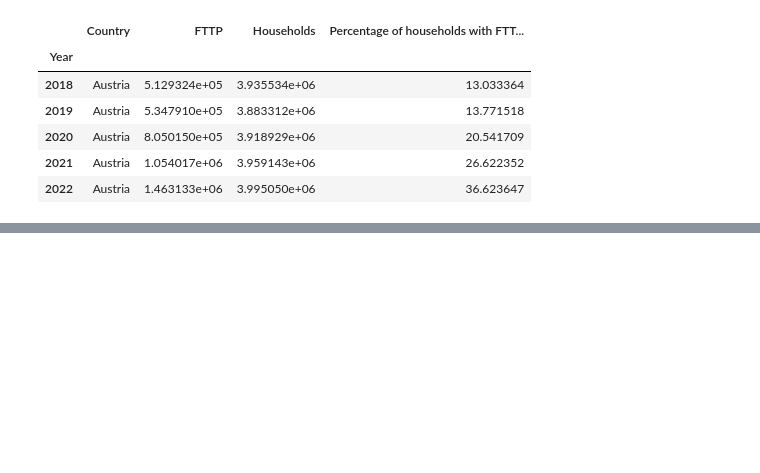
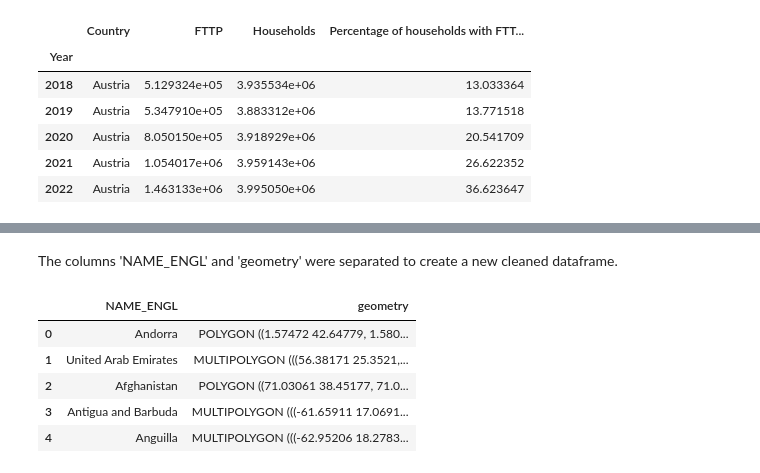
Before and after one commit to yuliiabosher/Fiber-optic-project, a Jupyter notebook: EU_historical_data.ipynb, the cells around one changed output, grey strips where cells are left out. Drawn from its saved outputs; the diff is of its cells as text; code cells hidden in the pictures; blank space fills up the shorter version.

```diff
--- a/EU_historical_data.ipynb
+++ b/EU_historical_data.ipynb
@@ -196,0 +210,12 @@ display(eu_broadband.head())
+# %% [markdown]
+The columns 'NAME_ENGL' and 'geometry' were separated to create a new cleaned dataframe.
+# %%
+country_polygons = country_polygons[['NAME_ENGL', 'geometry']]
+display(country_polygons.head())
+# %% [output]
+|  | NAME_ENGL | geometry |
+| 0 | Andorra | POLYGON ((1.57472 42.64779, 1.580... |
+| 1 | United Arab Emirates | MULTIPOLYGON (((56.38171 25.3521,... |
+| 2 | Afghanistan | POLYGON ((71.03061 38.45177, 71.0... |
+| 3 | Antigua and Barbuda | MULTIPOLYGON (((-61.65911 17.0691... |
+| 4 | Anguilla | MULTIPOLYGON (((-62.95206 18.2783... |
```
Also changed, not shown: parts of 3 cells of this notebook.
